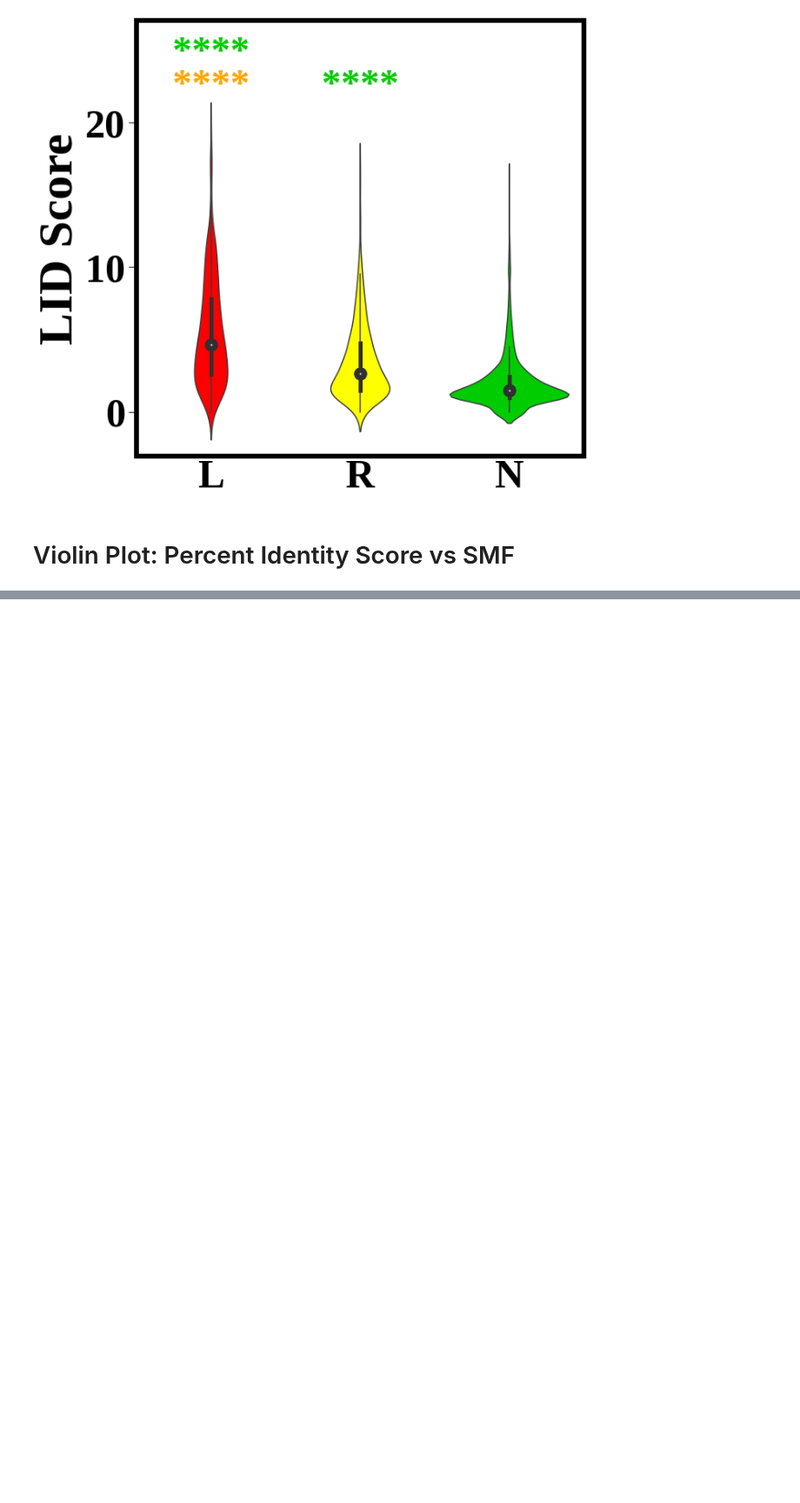
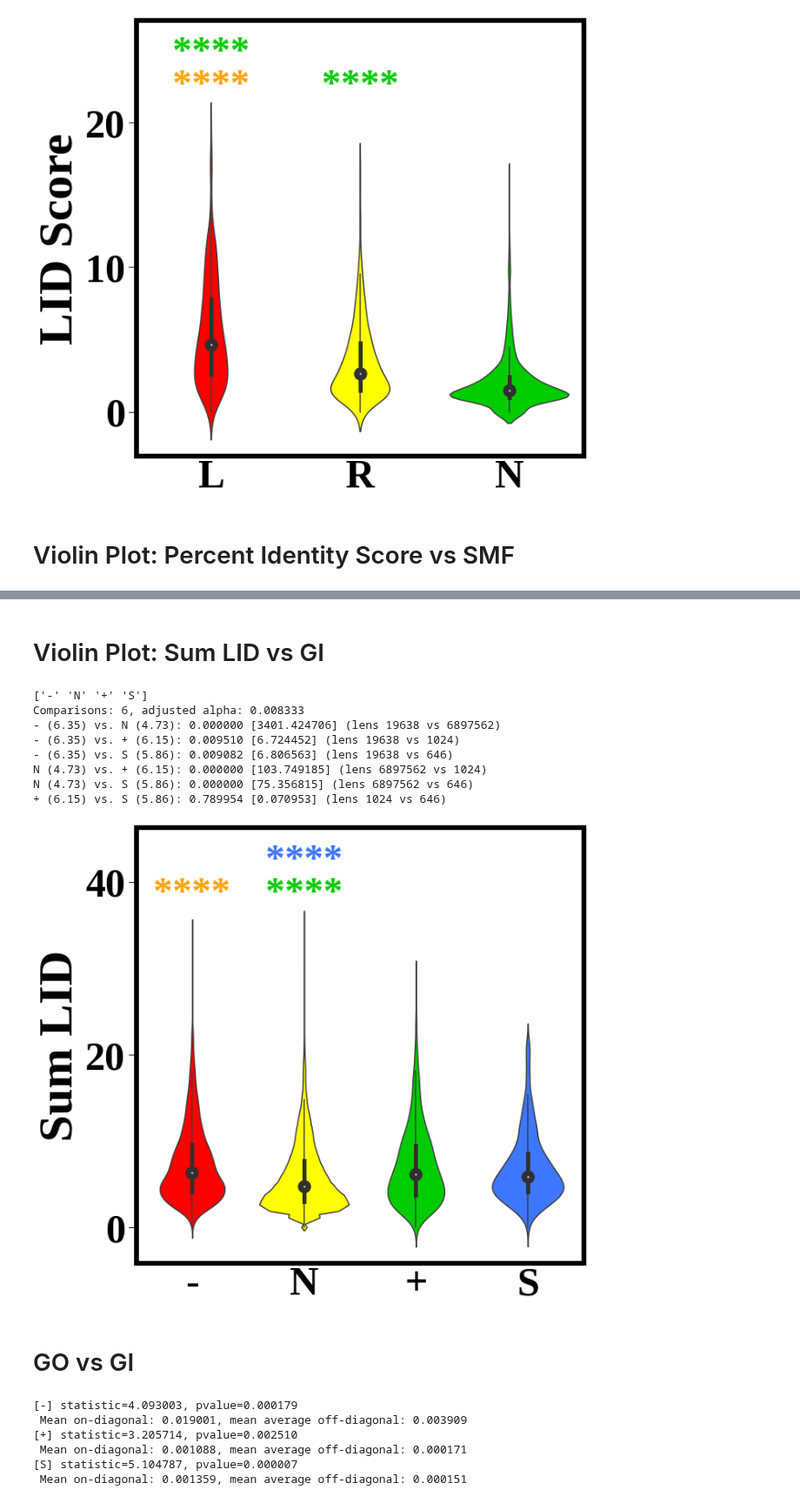
Before and after one commit to KISRDevelopment/cell_viability_paper, a Jupyter notebook: figures.ipynb, the cells around one changed output, grey strips where cells are left out. Shown at 87% size. Drawn from its saved outputs; the diff is of its cells as text; code cells hidden in the pictures; blank space fills up the shorter version.

```diff
--- a/figures.ipynb
+++ b/figures.ipynb
@@ -97,7 +98,7 @@ sgo_terms_vs_smf("../generated-data/dataset_yeast_smf.feather")
 # %% [markdown]
 # Violin Plot: LID vs SMF
 # %%
-def violin_plot(task_path, feature, ylabel, bins, ylim=None, alpha=0.05):
+def violin_plot(task_path, feature, ylabel, bins, ylim=None, alpha=0.05, smf_bins=True):
     plot_cfg = {
         "tick_label_size" : 50,
         "xlabel_size" : 60,
@@ -113,8 +114,14 @@ def violin_plot(task_path, feature, ylabel, bins, ylim=None, alpha=0.05):
     df = pd.read_feather(task_path)
     df['labeled_bin'] = bins[df['bin'].astype(int)]
 
-    colors = ['#FF0000', '#FFFF00', '#00CC00']
-    star_colors = ['#FF0000', 'orange', '#00CC00']
+    print(bins)
+    if smf_bins:
+        colors = ['#FF0000', '#FFFF00', '#00CC00']
+        star_colors = ['#FF0000', 'orange', '#00CC00']
+    else:
+        colors = ['#FF0000', '#FFFF00', '#00CC00', '#3d77ff']
+        star_colors = ['#FF0000', 'orange', '#00CC00', '#3d77ff']
+
     f, ax = plt.subplots(1, 1, figsize=(10, 10))
     ax = sns.violinplot(x="labeled_bin", y=feature, ax=ax, order=bins, data=df,
         palette=colors, saturation=1)
@@ -122,7 +129,7 @@ def violin_plot(task_path, feature, ylabel, bins, ylim=None, alpha=0.05):
     ax.xaxis.set_tick_params(labelsize=plot_cfg['tick_label_size'])
     ax.set_ylabel(ylabel, fontsize=plot_cfg['ylabel_size'], weight='bold')
     ax.set_xlabel('')
-    ax.set_xlim([-0.5, 2.5])
+    ax.set_xlim([-0.5, (len(bins)-0.5)])
     ax.yaxis.set_tick_params(length=10, width=1, which='both')
     ax.xaxis.set_tick_params(length=0)
 
@@ -184,0 +393,16 @@ R (22.36) vs. N (29.44): 0.000000 [36.996009] (lens 994 vs 2487)
+# %% [markdown]
+# Violin Plot: Sum LID vs GI
+# %%
+violin_plot("../tmp/mnfeatures.feather", "topology-lid", "Sum LID", bins=np.array(['-', 'N', '+', 'S']), smf_bins=False)
+# %% [output]
+['-' 'N' '+' 'S']
+Comparisons: 6, adjusted alpha: 0.008333
+- (6.35) vs. N (4.73): 0.000000 [3401.424706] (lens 19638 vs 6897562)
+- (6.35) vs. + (6.15): 0.009510 [6.724452] (lens 19638 vs 1024)
+- (6.35) vs. S (5.86): 0.009082 [6.806563] (lens 19638 vs 646)
+N (4.73) vs. + (6.15): 0.000000 [103.749185] (lens 6897562 vs 1024)
+N (4.73) vs. S (5.86): 0.000000 [75.356815] (lens 6897562 vs 646)
++ (6.15) vs. S (5.86): 0.789954 [0.070953] (lens 1024 vs 646)
+[figure, added]
+# %% [markdown]
+# GO vs GI
@@ -184,0 +454,24 @@ R (22.36) vs. N (29.44): 0.000000 [36.996009] (lens 994 vs 2487)
+# %%
+def compare_diagonal_to_off_diagonal(R, bin_labels):
+    R_tot = np.sum(R, axis=2)
+
+    # analyze the intensity of on diagonal vs off-diagonal terms
+    for b in [0, 2, 3]:
+        R_b = R[:, :, b] / R_tot
+
+        off_diag_vals = np.triu(R_b, 1) + np.tril(R_b, -1)
+
+        diag_vals = np.diagonal(R_b)[:,np.newaxis]
+        u = np.mean(off_diag_vals, axis=1, keepdims=True)
+        statistic, pvalue = scipy.stats.ttest_rel(diag_vals, u)
+        print("[%s] statistic=%f, pvalue=%f" % (bin_labels[b], statistic, pvalue))
+        print(" Mean on-diagonal: %f, mean average off-diagonal: %f" % (np.mean(diag_vals), np.mean(u)))
+
+compare_diagonal_to_off_diagonal(R_orig, ['-','N','+','S'])
+# %% [output]
+[-] statistic=4.093003, pvalue=0.000179
+ Mean on-diagonal: 0.019001, mean average off-diagonal: 0.003909
+[+] statistic=3.205714, pvalue=0.002510
+ Mean on-diagonal: 0.001088, mean average off-diagonal: 0.000171
+[S] statistic=5.104787, pvalue=0.000007
+ Mean on-diagonal: 0.001359, mean average off-diagonal: 0.000151
```
Also changed, not shown: parts of 9 cells of this notebook.
